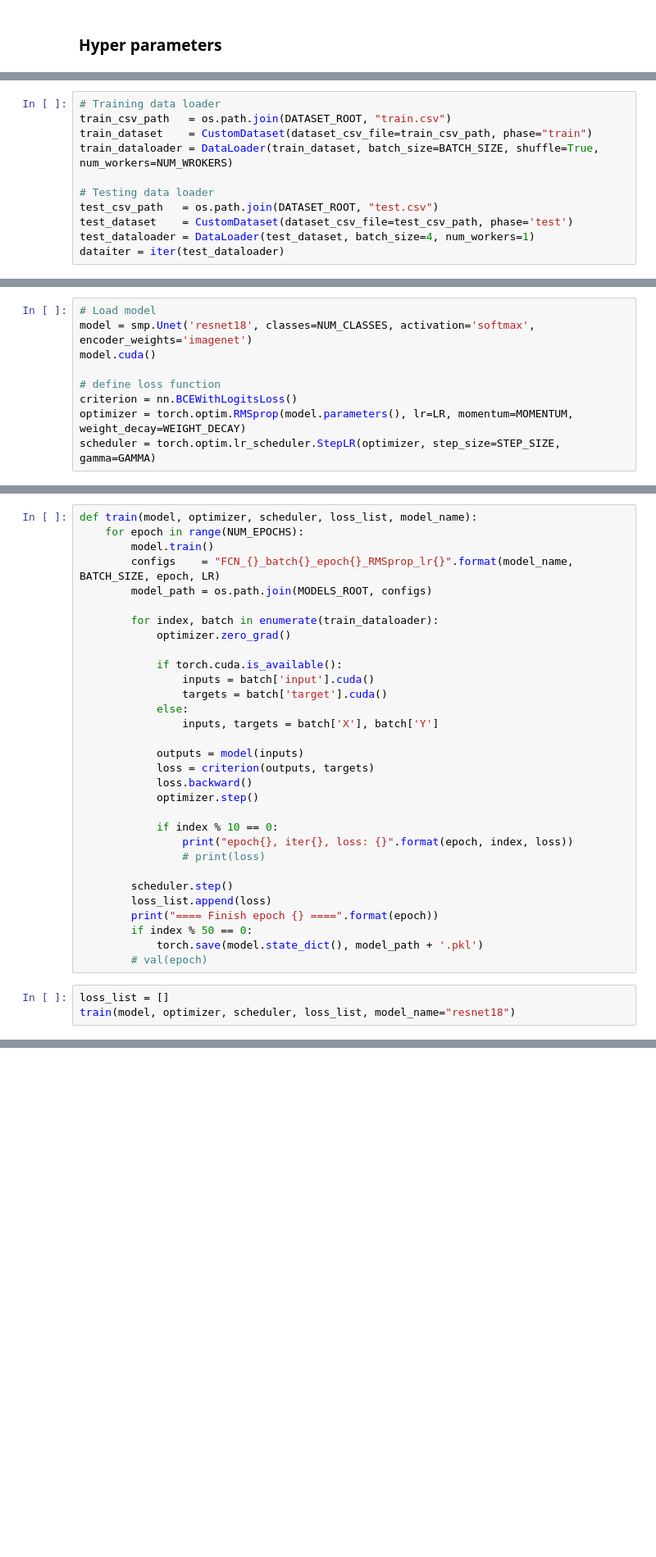
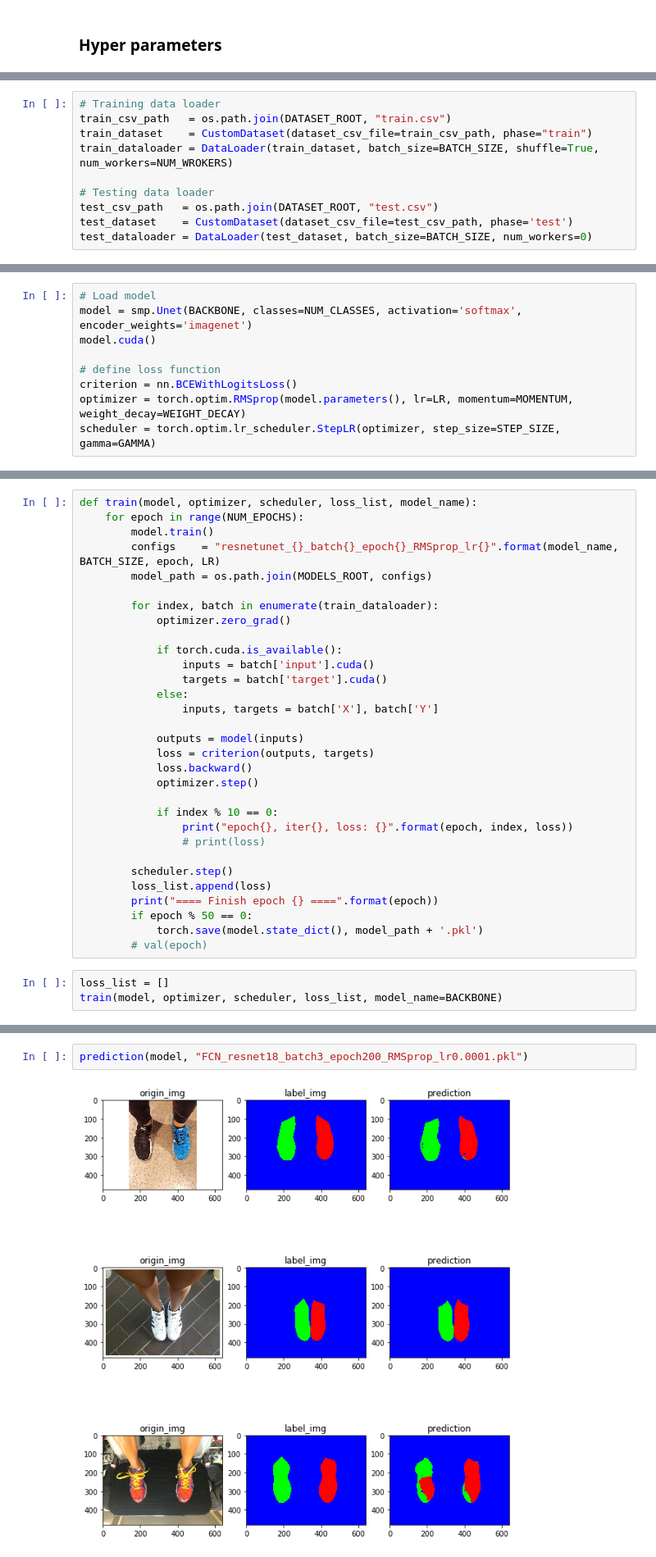
Before and after one commit to coolcat647/pytorch-shoes-segmentation, a Jupyter notebook: unet_test.ipynb, the cells around one changed output, grey strips where cells are left out. Shown at 82% size. Cells and saved outputs as stored; diff of their text form; blank space fills up the shorter version.

Commit message:
add the prediction part and replace the model to resnet34

```diff
--- a/unet_test.ipynb
+++ b/unet_test.ipynb
@@ -127,5 +144,4 @@ train_dataloader = DataLoader(train_dataset, batch_size=BATCH_SIZE, shuffle=True
 # Testing data loader
 test_csv_path   = os.path.join(DATASET_ROOT, "test.csv")
 test_dataset    = CustomDataset(dataset_csv_file=test_csv_path, phase='test')
-test_dataloader = DataLoader(test_dataset, batch_size=4, num_workers=1)
-dataiter = iter(test_dataloader)
+test_dataloader = DataLoader(test_dataset, batch_size=BATCH_SIZE, num_workers=0)
@@ -132,6 +164,6 @@ dataiter = iter(test_dataloader)
 # %%
 # Load model
-model = smp.Unet('resnet18', classes=NUM_CLASSES, activation='softmax', encoder_weights='imagenet')
+model = smp.Unet(BACKBONE, classes=NUM_CLASSES, activation='softmax', encoder_weights='imagenet')
 model.cuda()
 
 # define loss function
@@ -144,7 +174,7 @@ model
 def train(model, optimizer, scheduler, loss_list, model_name):
     for epoch in range(NUM_EPOCHS):
         model.train()
-        configs    = "FCN_{}_batch{}_epoch{}_RMSprop_lr{}".format(model_name, BATCH_SIZE, epoch, LR)
+        configs    = "resnetunet_{}_batch{}_epoch{}_RMSprop_lr{}".format(model_name, BATCH_SIZE, epoch, LR)
         model_path = os.path.join(MODELS_ROOT, configs)
 
         for index, batch in enumerate(train_dataloader):
@@ -168,9 +198,9 @@ def train(model, optimizer, scheduler, loss_list, model_name):
         scheduler.step()
         loss_list.append(loss)
         print("==== Finish epoch {} ====".format(epoch))
-        if index % 50 == 0:
+        if epoch % 50 == 0:
             torch.save(model.state_dict(), model_path + '.pkl')
         # val(epoch)
 # %%
 loss_list = []
-train(model, optimizer, scheduler, loss_list, model_name="resnet18")
+train(model, optimizer, scheduler, loss_list, model_name=BACKBONE)
@@ -176,0 +274,4 @@ train(model, optimizer, scheduler, loss_list, model_name="resnet18")
+# %%
+prediction(model, "FCN_resnet18_batch3_epoch200_RMSprop_lr0.0001.pkl")
+# %% [output]
+[figure, added]
```
Also changed, not shown: parts of 9 cells of this notebook.
